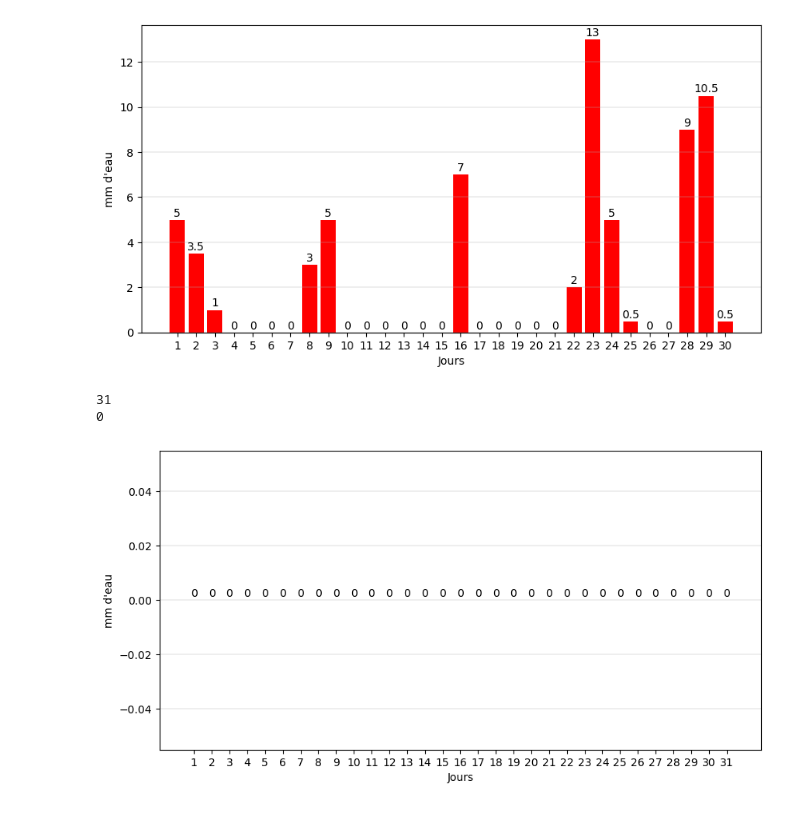
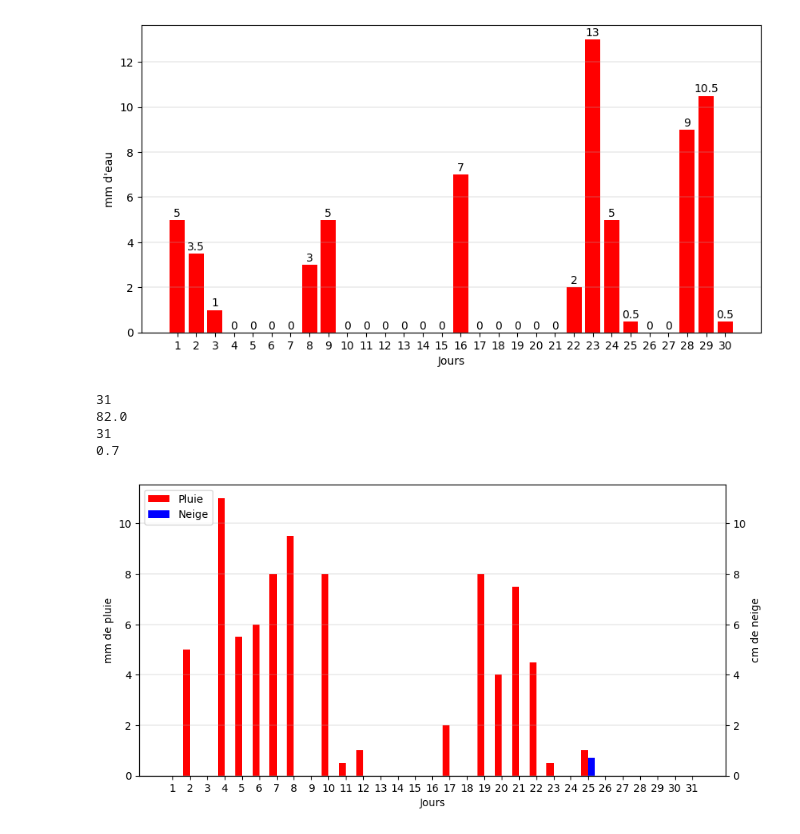
Before and after one commit to nelbab/python-histogrammes, a Jupyter notebook: precipitation-2025/graphes_precipitations_2025.ipynb, the cells around one changed output. Cells and saved outputs as stored; diff of their text form; code cells hidden in the pictures.

```diff
--- a/precipitation-2025/graphes_precipitations_2025.ipynb
+++ b/precipitation-2025/graphes_precipitations_2025.ipynb
@@ -274,28 +274,55 @@ plt.show()
 [figure]
 # %%
 #décembre
-y12 = [0,0,0,0,0,0,0,0,0,0,0,0,0,0,0,0,0,0,0,0,0,0,0,0,0,0,0,0,0,0,0]
+y12 = [0,5,0,11,5.5,6,8,9.5,0,8,0.5,1,0,0,0,0,2,0,8,4,7.5,4.5,0.5,0,1,0,0,0,0,0,0]
+y12n = [0,0,0,0,0,0,0,0,0,0,0,0,0,0,0,0,0,0,0,0,0,0,0,0,0.7,0,0,0,0,0,0]
 print(len(y12))
 s12 = sum(y12)
 print(s12)
+print(len(y12n))
+s12n = sum(y12n)
+print(s12n)
 # %% [output]
 31
-0
+82.0
+31
+0.7
 # %%
 fig = plt.figure(figsize=(10,5))
-ax1 = fig.add_subplot(111) #1 seul graphique
-histogramme=ax1.bar(range(len(y12)),y12, color='red') #à barre
-tick_positions = range(0,len(x31))
+ax1 = fig.add_subplot(111)
+
+width = 0.4  # Largeur des barres
+x_pos = range(len(y12))
+
+# Barres décalées
+hist_pluie = ax1.bar([x - width/2 for x in x_pos], y12, width=width, color='red', label='Pluie')
+hist_neige = ax1.bar([x + width/2 for x in x_pos], y12n, width=width, color='blue', label='Neige')
+
+tick_positions = range(0, len(x31))
 ax1.set_xticks(tick_positions)
-ax1.set_xticklabels(x31) #degré de rotation du texte des abscisses
-plt.xlabel("Jours") #nom donné à l'axe des abscisses
-plt.ylabel("mm d\'eau") #nom donné à l'axe des ordonnées
+ax1.set_xticklabels(x31)
+
+plt.xlabel("Jours")
+ax1.set_ylabel("mm de pluie")
+ax1.tick_params(axis='y')
 plt.grid(axis='y', linewidth=0.30)
-ax1.bar_label(histogramme, padding=1)
-plt.savefig("12-2025.jpg")
+
+# Créer un deuxième axe Y à droite pour les cm de neige
+ax2 = ax1.twinx()
+ax2.set_ylabel("cm de neige")
+ax2.tick_params(axis='y')
+
+# Les deux axes ont la même échelle numérique puisque les barres partagent le même graphique
+ax2.set_ylim(ax1.get_ylim())
+
+# Légende combinée
+lines1, labels1 = ax1.get_legend_handles_labels()
+ax1.legend(lines1, labels1, loc='upper left')
+
+plt.savefig("12-2025.jpg", bbox_inches='tight')
 plt.show()
 # %% [output]
-[figure, old version]
+[figure, new version]
 # %%
 #annuel
 ya = [s1,s2,s3,s4,s5,s6,s7,s8,s9,s10,s11,s12]
```
Also changed, not shown: parts of 3 cells of this notebook, 11 other files.
